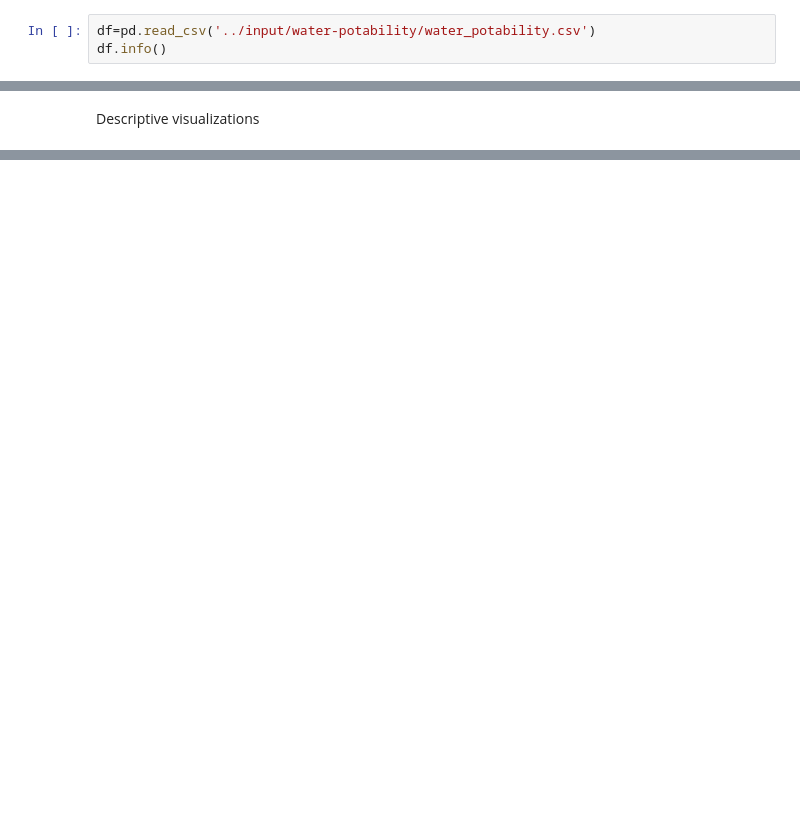
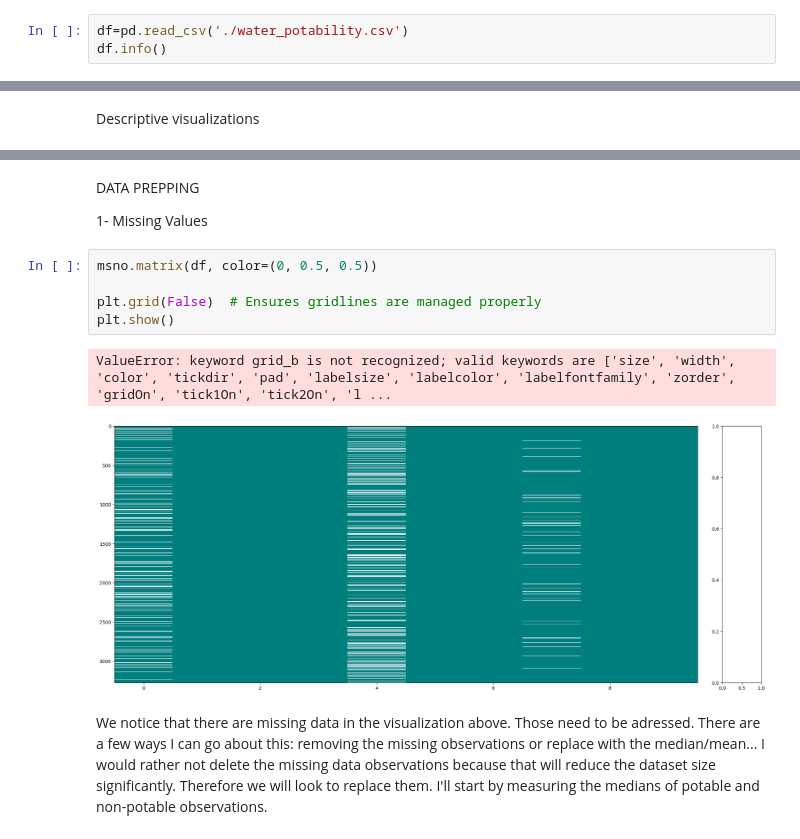
Before and after one commit to Celiandorra/Water-quality, a Jupyter notebook: EDA.ipynb, the cells around one changed output, grey strips where cells are left out. Saved outputs shown, nothing was run; the diff lists cells and outputs as text; blank space fills up the shorter version.

```diff
--- a/EDA.ipynb
+++ b/EDA.ipynb
@@ -69,5 +73,5 @@ sns.palplot(colors_dark)
 # %% [markdown]
 Dataset Importing
 # %%
-df=pd.read_csv('../input/water-potability/water_potability.csv')
+df=pd.read_csv('./water_potability.csv')
 df.info()
@@ -98,0 +369,16 @@ fig.show()
+# %% [markdown]
+DATA PREPPING
+
+1- Missing Values
+# %%
+msno.matrix(df, color=(0, 0.5, 0.5))
+
+plt.grid(False)  # Ensures gridlines are managed properly
+plt.show()
+# %% [output]
+ValueError: keyword grid_b is not recognized; valid keywords are ['size', 'width', 'color', 'tickdir', 'pad', 'labelsize', 'labelcolor', 'labelfontfamily', 'zorder', 'gridOn', 'tick1On', 'tick2On', 'l ...
+[figure, added]
+# %% [markdown]
+We notice that there are missing data in the visualization above. Those need to be adressed. There are a few ways I can go about this: removing the missing observations or replace with the median/mean...
+I would rather not delete the missing data observations because that will reduce the dataset size significantly. Therefore we will look to replace them.
+I'll start by measuring the medians of potable and non-potable observations.
```
Also changed, not shown: parts of 49 cells of this notebook, 4 other files.
